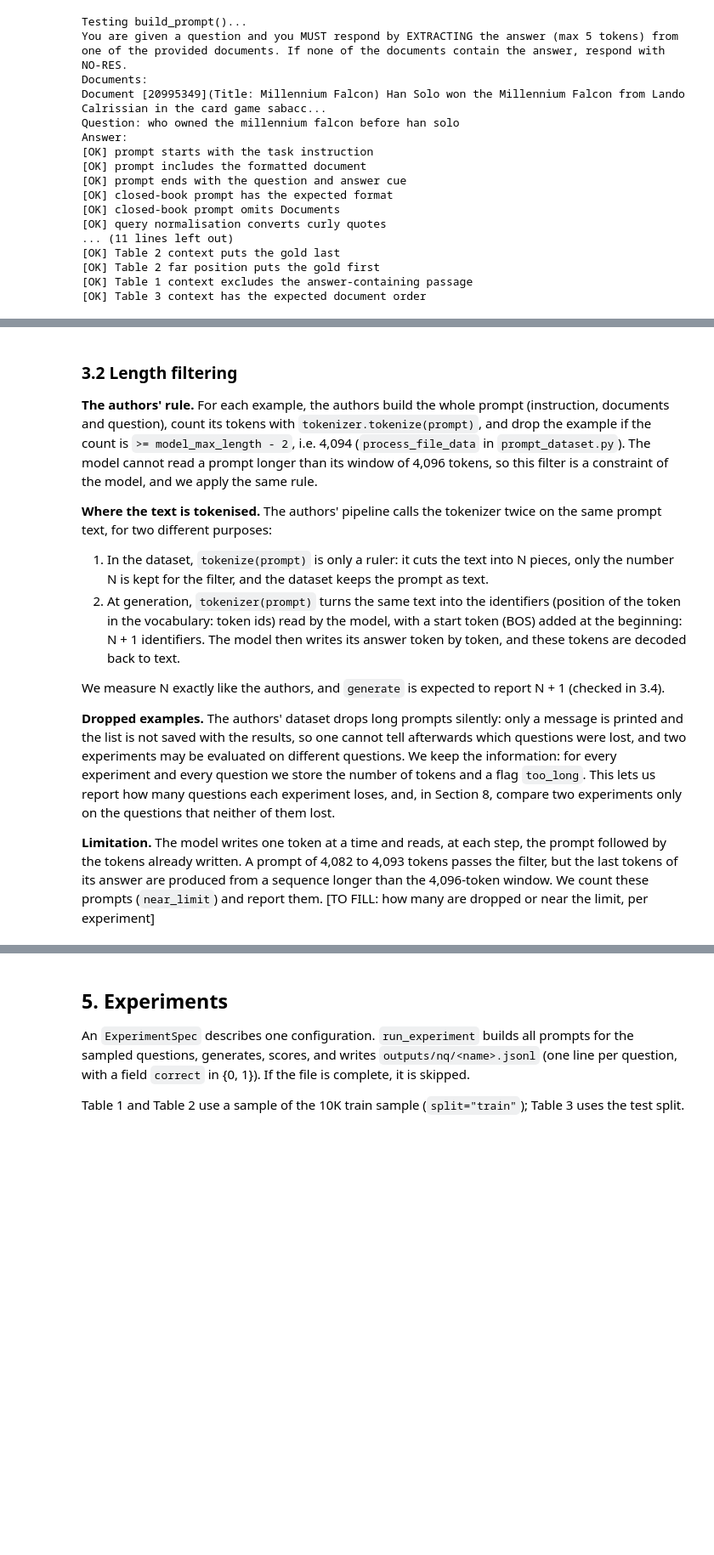
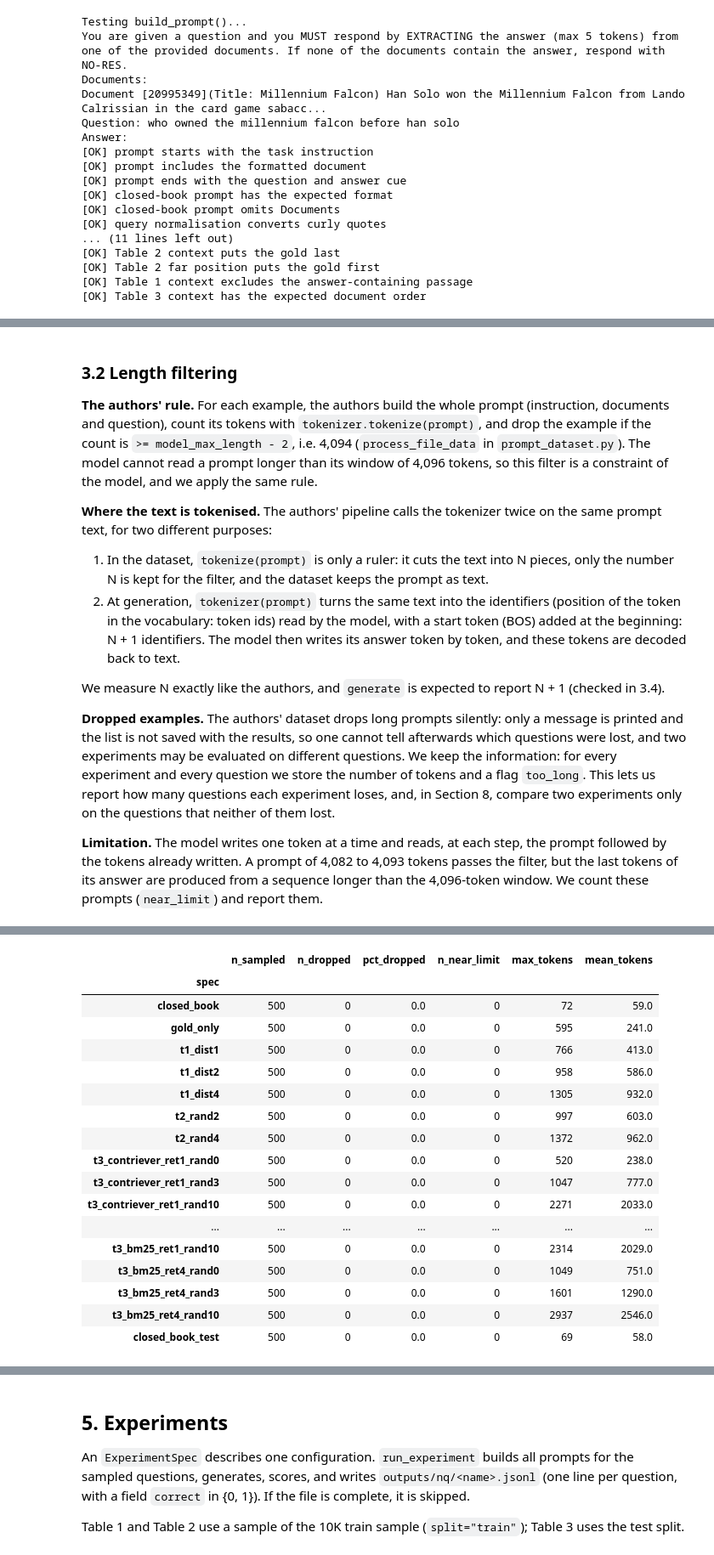
Before and after one commit to MellyKomugi/ir2-testbed, a Jupyter notebook: pairs/22-power-of-noise/reproduce.ipynb, the cells around one changed output, grey strips where cells are left out. Shown at 85% size. Drawn from its saved outputs; the diff is of its cells as text; code cells hidden in the pictures; blank space fills up the shorter version.

Commit message:
Reproduce - Implement first part of the section 3 & add an experiment.

```diff
--- a/pairs/22-power-of-noise/reproduce.ipynb
+++ b/pairs/22-power-of-noise/reproduce.ipynb
@@ -73,11 +74,15 @@ CONFIG = dict(
     use_chat_template=False,     # authors feed the raw text, without [INST] tags
     data_dir=Path("data"),
     output_dir=Path("outputs/nq"),
+    logs_dir=Path("logs"),
+    prompts_dir=Path("outputs/nq/prompts"),
 )
 
 # Create directories if they don't exist
 CONFIG["data_dir"].mkdir(parents=True, exist_ok=True)
 CONFIG["output_dir"].mkdir(parents=True, exist_ok=True)
+CONFIG["logs_dir"].mkdir(parents=True, exist_ok=True)
+CONFIG["prompts_dir"].mkdir(parents=True, exist_ok=True)
 
 N = CONFIG["n_debug"] if CONFIG["debug"] else CONFIG["n_questions"]
 rng = random.Random(CONFIG["seed"])
@@ -840,7 +843,7 @@ def select_documents(ids: list[int], corpus: dict, k: int,
 class ExperimentSpec:
     name: str
     kind: str                       # "closed_book" | "gold_only" | "table1" | "table2" | "table3"
-    split: str                      # "train" (all but table3) | "test" (table3)
+    split: str                      # "train" (tables 1, 2, gold, closed-book) | "test" (table 3, closed-book on test)
     retriever: Optional[str] = None # table1: "contriever"; table3: "contriever" | "bm25"
     n_distracting: int = 0          # table1 only
     n_random: int = 0               # table2 and table3
@@ -900,6 +903,7 @@ def build_experiment_grid() -> list[ExperimentSpec]:
             for n_rand in (0, 3, 10):
                 specs.append(ExperimentSpec(f"t3_{r}_ret{n_ret}_rand{n_rand}", "table3", "test",
                                             retriever=r, n_retrieved=n_ret, n_random=n_rand))
+    specs.append(ExperimentSpec("closed_book_test", "closed_book", "test"))   # same 500 questions as Table 3
     return specs
 
 GRID = build_experiment_grid()
@@ -1321,22 +1330,0 @@ One record per prompt: experiment, question position, `example_id`, prompt, docu
-# %%
-def group_by_subset(specs: list[ExperimentSpec]) -> dict:
-    """{subset key: [specs]}: the grouping already used by test_all_experiments (move it here and reuse it)."""
-    ...
-
-def build_records(spec: ExperimentSpec, data: dict) -> list[dict]:
-    """One record per sampled question: {"spec", "i", "example_id", "prompt", "doc_ids", "answer_in_documents"}.
-    `data` comes from prepare_data. Uses build_context and build_prompt (Section 2)."""
-    ...
-
-def build_all_prompts(n: int = 500, seed: int | None = 0) -> None:
-    """For each group: prepare_data, build_records, write CONFIG["prompts_dir"]/<spec.name>.jsonl, then
-    del + gc.collect(). Skip a spec whose file already exists."""
-    ...
-
-def read_prompts(spec_name: str) -> list[dict]:
-    """Read back the records of one experiment."""
-    ...
-
-def count_answer_cue(records: list[dict]) -> int:
-    """Number of prompts where 'Answer:' appears before the final 'Answer:' cue."""
-    ...
@@ -1342,0 +1485,5 @@ def count_answer_cue(records: list[dict]) -> int:
+# %%
+ids = lambda name: [r["example_id"] for r in read_prompts(name)]
+assert ids("closed_book_test") == ids("t3_bm25_ret4_rand10") == ids("t3_contriever_ret1_rand0")
+assert ids("closed_book") == ids("gold_only")
+print("closed_book_test uses the same 500 test questions as Table 3")
@@ -1353,5 +1597,5 @@ We measure N exactly like the authors, and `generate` is expected to report N +
 
 **Dropped examples.** The authors' dataset drops long prompts silently: only a message is printed and the list is not saved with the results, so one cannot tell afterwards which questions were lost, and two experiments may be evaluated on different questions. We keep the information: for every experiment and every question we store the number of tokens and a flag `too_long`. This lets us report how many questions each experiment loses, and, in Section 8, compare two experiments only on the questions that neither of them lost.
 
-**Limitation.** The model writes one token at a time and reads, at each step, the prompt followed by the tokens already written. A prompt of 4,082 to 4,093 tokens passes the filter, but the last tokens of its answer are produced from a sequence longer than the 4,096-token window. We count these prompts (`near_limit`) and report them. [TO FILL: how many are dropped or near the limit, per experiment]
+**Limitation.** The model writes one token at a time and reads, at each step, the prompt followed by the tokens already written. A prompt of 4,082 to 4,093 tokens passes the filter, but the last tokens of its answer are produced from a sequence longer than the 4,096-token window. We count these prompts (`near_limit`) and report them.
 # %%
@@ -1373,0 +1661,12 @@ def length_summary(df: pd.DataFrame) -> pd.DataFrame:
+# %%
+tokenizer = load_tokenizer(CONFIG["model_id"])
+test_prompt_length(tokenizer)
+
+lengths = measure_lengths([s.name for s in GRID], tokenizer)
+summary = length_summary(lengths)
+display(summary)
+
+# ids excluded for being too long (printed like the authors do, not saved elsewhere)
+for name, d in lengths[lengths["too_long"]].groupby("spec", sort=False):
+    print(f"{name}: dropped {list(d['example_id'])}")
+# %% [output]
@@ -1373,0 +1690,18 @@ def length_summary(df: pd.DataFrame) -> pd.DataFrame:
+|  | n_sampled | n_dropped | pct_dropped | n_near_limit | max_tokens | mean_tokens |
+| spec |  |  |  |  |  |  |
+| closed_book | 500 | 0 | 0.0 | 0 | 72 | 59.0 |
+| gold_only | 500 | 0 | 0.0 | 0 | 595 | 241.0 |
+| t1_dist1 | 500 | 0 | 0.0 | 0 | 766 | 413.0 |
+| t1_dist2 | 500 | 0 | 0.0 | 0 | 958 | 586.0 |
+| t1_dist4 | 500 | 0 | 0.0 | 0 | 1305 | 932.0 |
+| t2_rand2 | 500 | 0 | 0.0 | 0 | 997 | 603.0 |
+| t2_rand4 | 500 | 0 | 0.0 | 0 | 1372 | 962.0 |
+| t3_contriever_ret1_rand0 | 500 | 0 | 0.0 | 0 | 520 | 238.0 |
+| t3_contriever_ret1_rand3 | 500 | 0 | 0.0 | 0 | 1047 | 777.0 |
+| t3_contriever_ret1_rand10 | 500 | 0 | 0.0 | 0 | 2271 | 2033.0 |
+| ... | ... | ... | ... | ... | ... | ... |
+| t3_bm25_ret1_rand10 | 500 | 0 | 0.0 | 0 | 2314 | 2029.0 |
+| t3_bm25_ret4_rand0 | 500 | 0 | 0.0 | 0 | 1049 | 751.0 |
+| t3_bm25_ret4_rand3 | 500 | 0 | 0.0 | 0 | 1601 | 1290.0 |
+| t3_bm25_ret4_rand10 | 500 | 0 | 0.0 | 0 | 2937 | 2546.0 |
+| closed_book_test | 500 | 0 | 0.0 | 0 | 69 | 58.0 |
```
Also changed, not shown: parts of 23 cells of this notebook, 2 other files.
